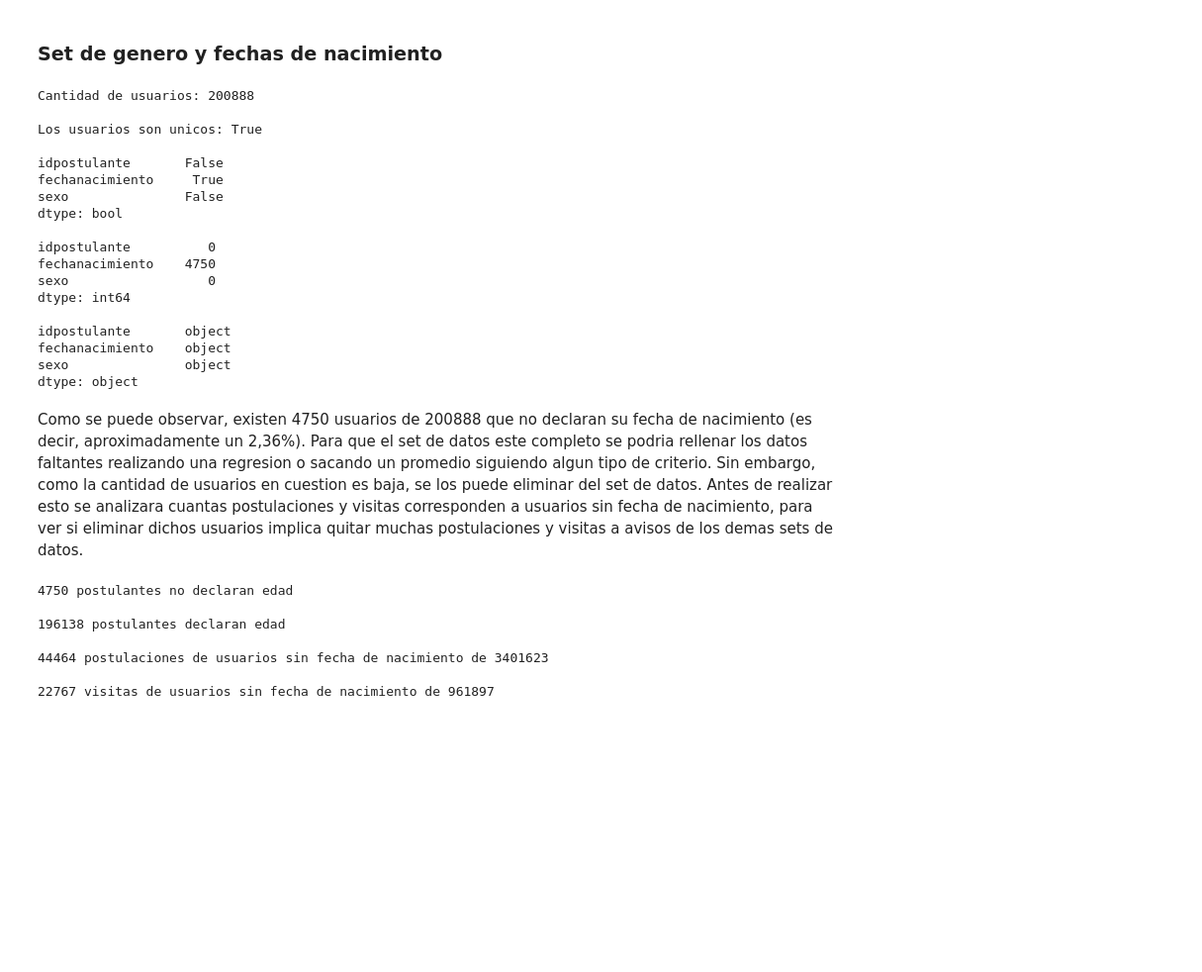
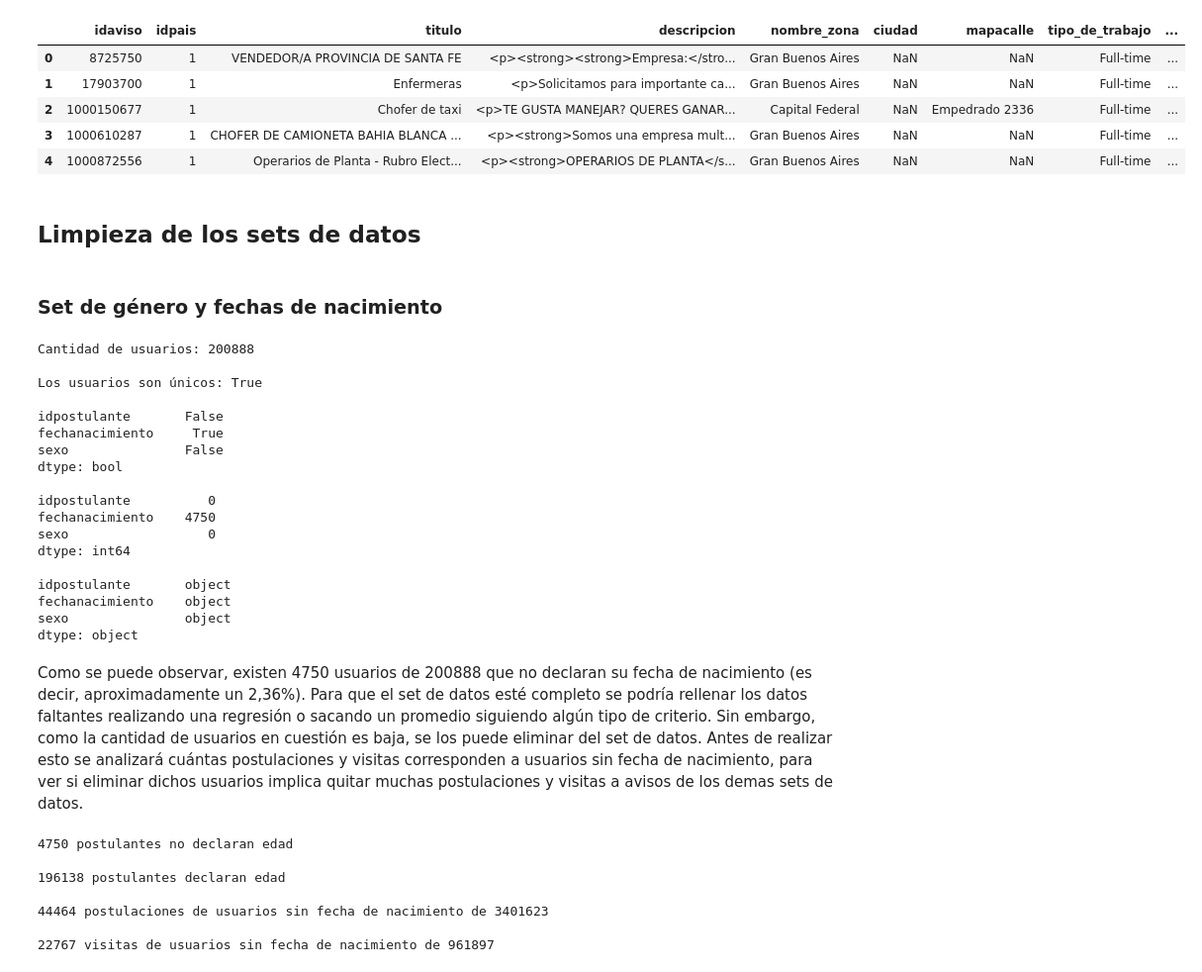
Before and after one commit to GonzaH/Detos, a Jupyter notebook: LimpiezaDeDatos.ipynb, the cells around one changed output. Shown at 99% size. Saved outputs shown, nothing was run; the diff lists cells and outputs as text; code cells hidden in the pictures; blank space fills up the shorter version.

```diff
--- a/LimpiezaDeDatos.ipynb
+++ b/LimpiezaDeDatos.ipynb
@@ -21,15 +68,26 @@ avisos_detalles = pd.read_csv(os.path.join(path_working_directory, "datos_navent
+# %%
+avisos_detalles.head(5)
+# %% [output]
+|  | idaviso | idpais | titulo | descripcion | nombre_zona | ciudad | mapacalle | tipo_de_trabajo | ... |
+| 0 | 8725750 | 1 | VENDEDOR/A PROVINCIA DE SANTA FE | <p><strong><strong>Empresa:</stro... | Gran Buenos Aires | NaN | NaN | Full-time | ... |
+| 1 | 17903700 | 1 | Enfermeras | <p>Solicitamos para importante ca... | Gran Buenos Aires | NaN | NaN | Full-time | ... |
+| 2 | 1000150677 | 1 | Chofer de taxi | <p>TE GUSTA MANEJAR? QUERES GANAR... | Capital Federal | NaN | Empedrado 2336 | Full-time | ... |
+| 3 | 1000610287 | 1 | CHOFER DE CAMIONETA BAHIA BLANCA ... | <p><strong>Somos una empresa mult... | Gran Buenos Aires | NaN | NaN | Full-time | ... |
+| 4 | 1000872556 | 1 | Operarios de Planta - Rubro Elect... | <p><strong>OPERARIOS DE PLANTA</s... | Gran Buenos Aires | NaN | NaN | Full-time | ... |
+# %% [markdown]
+## Limpieza de los sets de datos
 # %% [markdown]
-### Set de genero y fechas de nacimiento
+### Set de género y fechas de nacimiento
 # %%
 print "Cantidad de usuarios:", len(genero_edad), '\n'
-print "Los usuarios son unicos:", len(genero_edad) == len(genero_edad.groupby('idpostulante')), '\n'
+print "Los usuarios son únicos:", len(genero_edad) == len(genero_edad.groupby('idpostulante')), '\n'
 print genero_edad.isnull().any(), '\n'
 print genero_edad.isnull().sum(), '\n'
 print genero_edad.dtypes, '\n'
 # %% [output]
 Cantidad de usuarios: 200888
 
-Los usuarios son unicos: True
+Los usuarios son únicos: True
 
 idpostulante       False
 fechanacimiento     True
@@ -46,7 +104,7 @@ fechanacimiento    object
 sexo               object
 dtype: object
 # %% [markdown]
-Como se puede observar, existen 4750 usuarios de 200888 que no declaran su fecha de nacimiento (es decir, aproximadamente un 2,36%). Para que el set de datos este completo se podria rellenar los datos faltantes realizando una regresion o sacando un promedio siguiendo algun tipo de criterio. Sin embargo, como la cantidad de usuarios en cuestion es baja, se los puede eliminar del set de datos. Antes de realizar esto se analizara cuantas postulaciones y visitas corresponden a usuarios sin fecha de nacimiento, para ver si eliminar dichos usuarios implica quitar muchas postulaciones y visitas a avisos de los demas sets de datos.
+Como se puede observar, existen 4750 usuarios de 200888 que no declaran su fecha de nacimiento (es decir, aproximadamente un 2,36%). Para que el set de datos esté completo se podría rellenar los datos faltantes realizando una regresión o sacando un promedio siguiendo algún tipo de criterio. Sin embargo, como la cantidad de usuarios en cuestión es baja, se los puede eliminar del set de datos. Antes de realizar esto se analizará cuántas postulaciones y visitas corresponden a usuarios sin fecha de nacimiento, para ver si eliminar dichos usuarios implica quitar muchas postulaciones y visitas a avisos de los demas sets de datos.
 # %%
 no_declaran_edad = genero_edad[genero_edad.fechanacimiento.isnull()]
 print len(no_declaran_edad), "postulantes no declaran edad", '\n'
```
Also changed, not shown: parts of 33 cells of this notebook.
